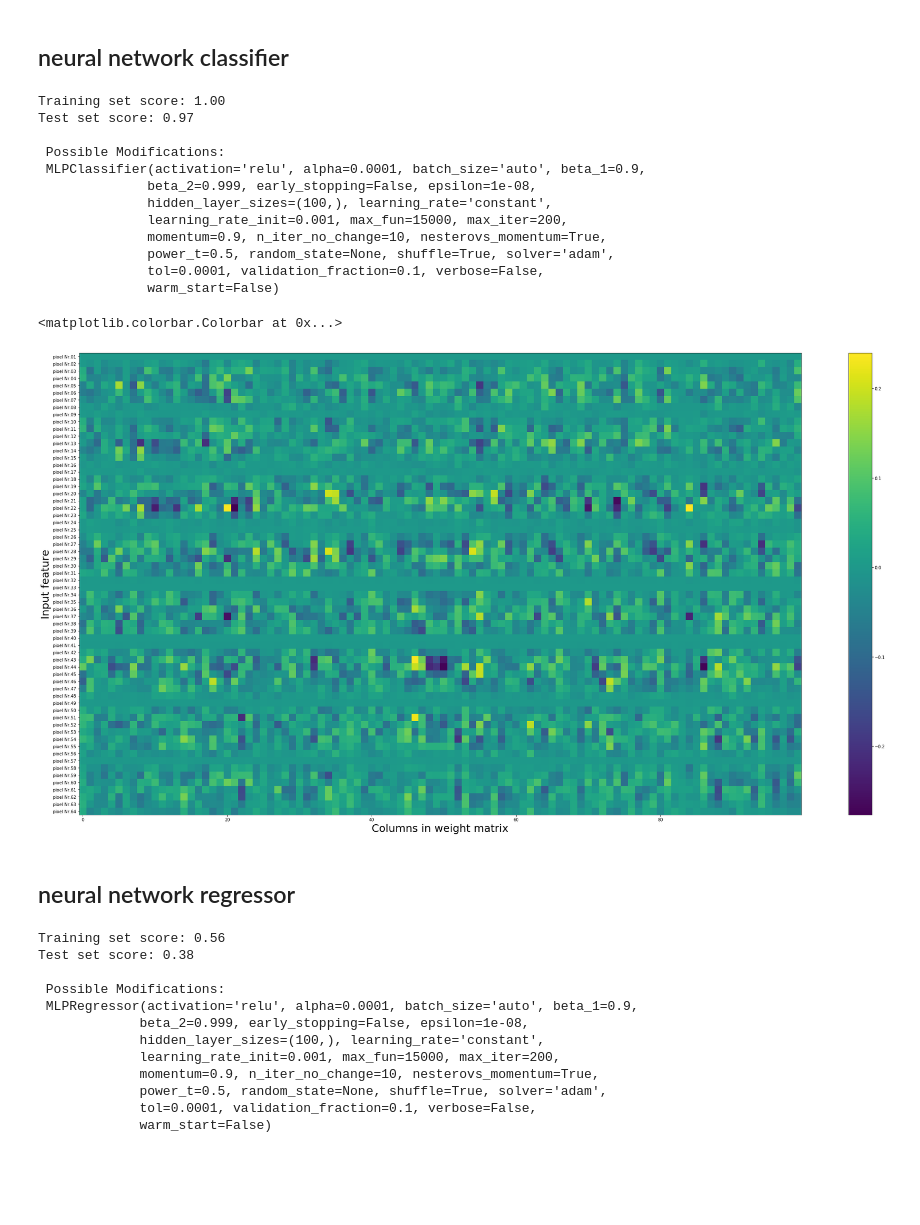
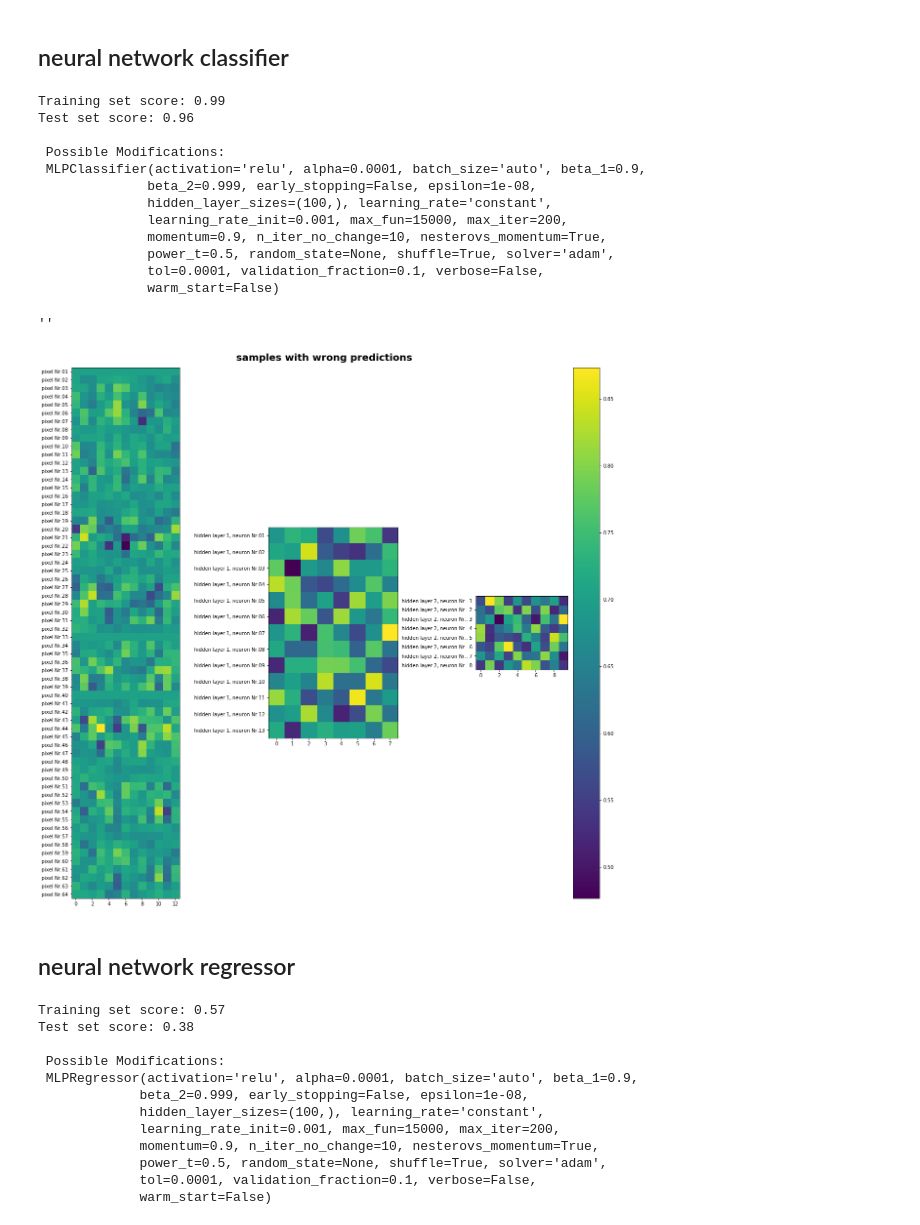
Before and after one commit to hannawe/ML-summary-by-Gleb, a Jupyter notebook: Supervised Summary.ipynb, the cells around one changed output. Saved outputs shown, nothing was run; the diff lists cells and outputs as text; code cells hidden in the pictures; blank space fills up the shorter version.

```diff
--- a/Supervised Summary.ipynb
+++ b/Supervised Summary.ipynb
@@ -625,7 +664,7 @@ scaled_reg_X_test[np.isnan(scaled_reg_X_test)]=0
 ## neural network classifier
 # %%
 from sklearn.neural_network import MLPClassifier
-mlpc = MLPClassifier(max_iter=1000, alpha=2.5,hidden_layer_sizes=(13,8), random_state=0)
+mlpc = MLPClassifier(max_iter=1000, alpha=2.7,hidden_layer_sizes=(13,8), random_state=0)
 # set solver. standard is 'adam', which works well in most cases, but needs scaled data.
 # 'lbgs' is more robust to unscaled data, but has a large processing time for large datasets or large models
 
@@ -644,8 +683,8 @@ print("Test set score: {:.2f}".format(mlpc.score(scaled_cla_X_test, cla_y_test))
 
 print("\n Possible Modifications: \n",MLPClassifier())
 # %% [output]
-Training set score: 1.00
-Test set score: 0.97
+Training set score: 0.99
+Test set score: 0.96
 
  Possible Modifications:
  MLPClassifier(activation='relu', alpha=0.0001, batch_size='auto', beta_1=0.9,
@@ -656,22 +695,33 @@ Test set score: 0.97
               power_t=0.5, random_state=None, shuffle=True, solver='adam',
               tol=0.0001, validation_fraction=0.1, verbose=False,
               warm_start=False)
-# %%
-# plot coefficients
-plt.figure(figsize=(40, 20))
-plt.imshow(mlpc.coefs_[0], interpolation='none', cmap='viridis')
-plt.yticks(range(64), ["pixel Nr.{:02d}".format(x) for x in range(1,65)])
-plt.xlabel("Columns in weight matrix", fontsize=25)
-plt.ylabel("Input feature", fontsize=25)
-plt.colorbar()
-# %% [output]
-<matplotlib.colorbar.Colorbar at 0x...>
-[figure, removed]
+# %%
+fig,axes =plt.subplots(1,3, figsize=(20, 20))
+plt.subplots_adjust(wspace=0.6,hspace=1.0)
+fig.suptitle('samples with wrong predictions', fontsize=20, fontweight='bold',y=.9)
+axes[0].imshow(mlpc.coefs_[0], interpolation='none', cmap='viridis')
+axes[0].yaxis.set_ticks(range(len(mlpc.coefs_[0])))
+axes[0].set_yticklabels(["pixel Nr.{:02d}".format(x) for x in range(1,len(mlpc.coefs_[0])+1)])
+axes[1].imshow(mlpc.coefs_[1], interpolation='none', cmap='viridis')
+axes[1].yaxis.set_ticks(range(len(mlpc.coefs_[1])))
+axes[1].set_yticklabels(["hidden layer 1, neuron Nr.{:02d}".format(x) for x in range(1,len(mlpc.coefs_[1])+1)])
+axes[2].imshow(mlpc.coefs_[2], interpolation='none', cmap='viridis')
+axes[2].yaxis.set_ticks(range(len(mlpc.coefs_[2])))
+axes[2].set_yticklabels(["hidden layer 2, neuron Nr..{:2d}".format(x) for x in range(1,len(mlpc.coefs_[2])+1)])
+
+sm = plt.cm.ScalarMappable(cmap='viridis',
+norm=plt.Normalize(vmin=min([np.amax(mlpc.coefs_[0]),np.amax(mlpc.coefs_[1]),np.amax(mlpc.coefs_[2])]), vmax=max([np.amax(mlpc.coefs_[0]),np.amax(mlpc.coefs_[1]),np.amax(mlpc.coefs_[2])])))
+plt.colorbar(sm,fraction=0.25, pad=0.04)
+
+;
+# %% [output]
+''
+[figure, added]
 # %% [markdown]
 ## neural network regressor
 # %%
 from sklearn.neural_network import MLPRegressor
-mlpr = MLPRegressor(max_iter=50000,alpha=1200,hidden_layer_sizes=(40), random_state=0)
+mlpr = MLPRegressor(max_iter=50000,alpha=1000,hidden_layer_sizes=(100), random_state=0)
 # set solver. standard is 'adam', which works well in most cases, but needs scaled data.
 # 'lbgs' is more robust to unscaled data, but has a large processing time for large datasets or large models
 
@@ -690,7 +740,7 @@ print("Test set score: {:.2f}".format(mlpr.score(scaled_reg_X_test, reg_y_test))
 
 print("\n Possible Modifications: \n",MLPRegressor())
 # %% [output]
-Training set score: 0.56
+Training set score: 0.57
 Test set score: 0.38
 
  Possible Modifications:
```
Also changed, not shown: parts of 29 cells of this notebook.
